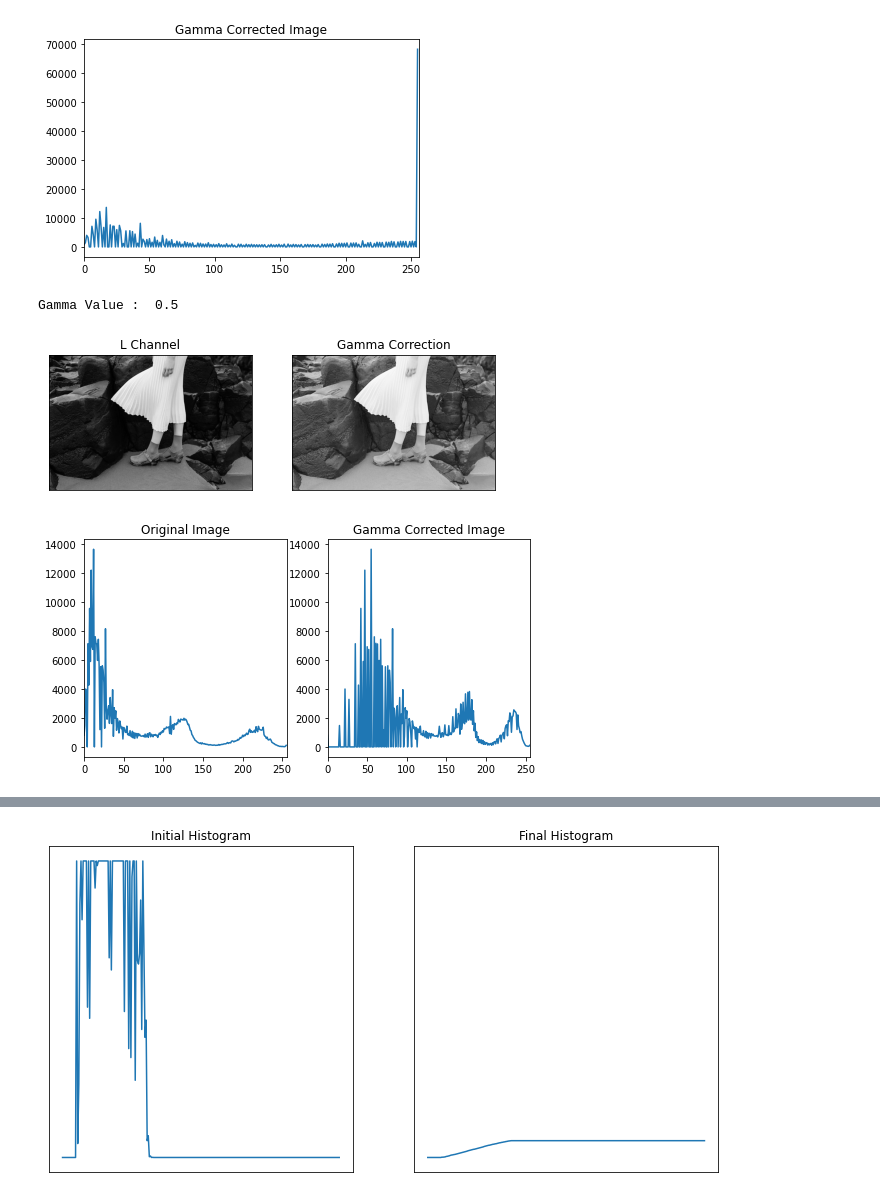
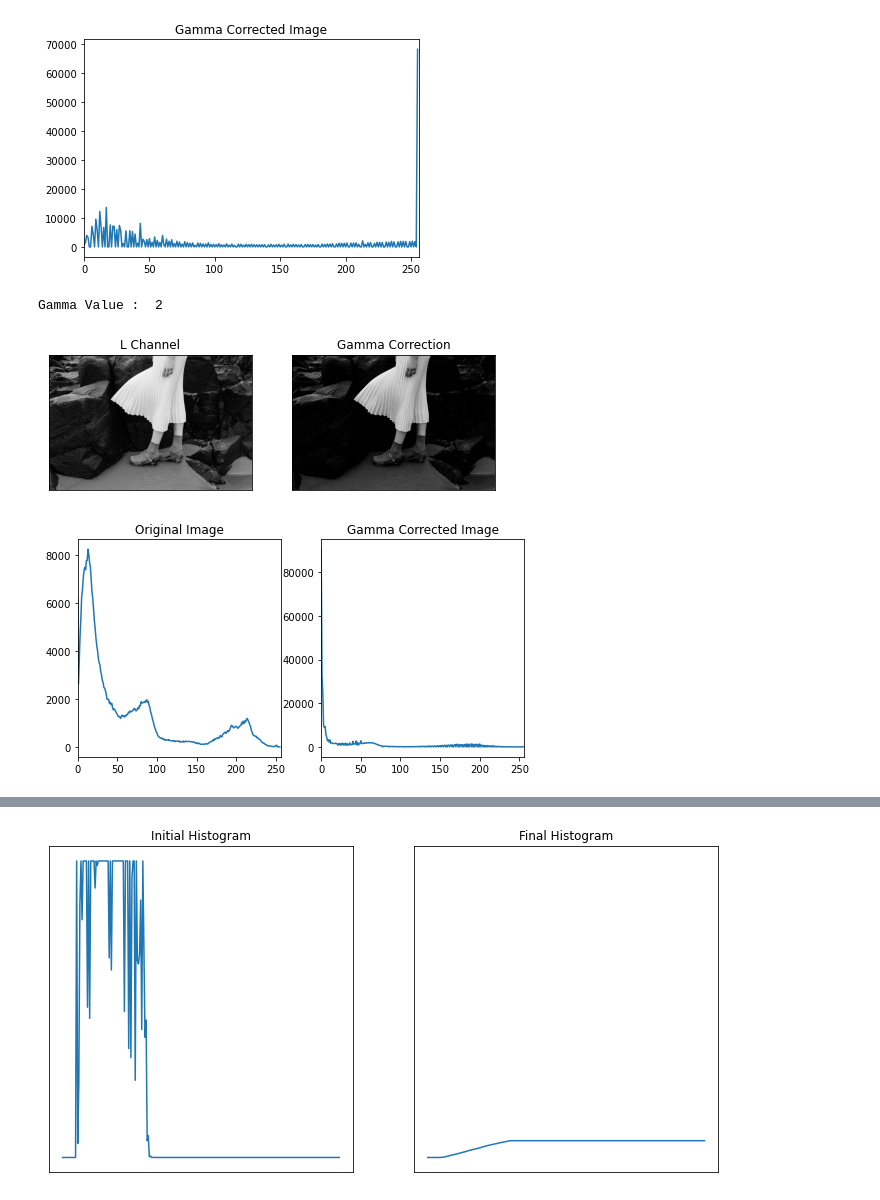
Before and after one commit to Gajaan08/FUNDAMENTALS-OF-IMAGE-PROCESSING, a Jupyter notebook: Assignment1/Assignment01_190185D.ipynb, the cells around one changed output, grey strips where cells are left out. Saved outputs shown, nothing was run; the diff lists cells and outputs as text; code cells hidden in the pictures.

```diff
--- a/Assignment1/Assignment01_190185D.ipynb
+++ b/Assignment1/Assignment01_190185D.ipynb
@@ -254,35 +254,35 @@ import matplotlib.pyplot as plt
 input = cv2.imread('highlights_and_shadows.jpg')
 lab = cv2.cvtColor(input,cv2.COLOR_BGR2LAB)
 L,A,B=cv2.split(lab)
-gamma = 0.5
+gamma = 2
 t = np.array([(p/255)**gamma*255 for p in range(0,256)]).astype(np.uint8)
 image_transformed = cv.LUT(L, t)
 print("Gamma Value : ",gamma)
 
 fig, axes  = plt.subplots(1,2, sharex='all', sharey='all', figsize=(8,4))
 axes[0].imshow(L, cmap='gray')
 axes[0].set_title("L Channel")
 axes[0].set_xticks([]), axes[0].set_yticks([])
 axes[1].imshow(image_transformed, cmap='gray')
 axes[1].set_title("Gamma Correction")
 axes[1].set_xticks([]), axes[1].set_yticks([])
 plt.show()
 
 plt.figure(0, figsize=(8,4))
 plt.subplot(1, 2, 1)
-hist = cv.calcHist([L], [0], None, [256], [0,256])
+hist = cv.calcHist([input], [0], None, [256], [0,256])
 plt.plot(hist)
 plt.title("Original Image")
 plt.xlim([0,256])
 
 plt.subplot(1, 2, 2)
 hist1 = cv.calcHist([image_transformed], [0], None, [256], [0,256])
 plt.plot(hist1)
 plt.title("Gamma Corrected Image")
 plt.xlim([0,256])
 
 plt.show( )
 # %% [output]
-Gamma Value :  0.5
+Gamma Value :  2
-[figure, old version]
+[figure, new version]
-[figure, old version]
+[figure, new version]
```
Also changed, not shown: parts of 4 cells of this notebook, 2 other files.
